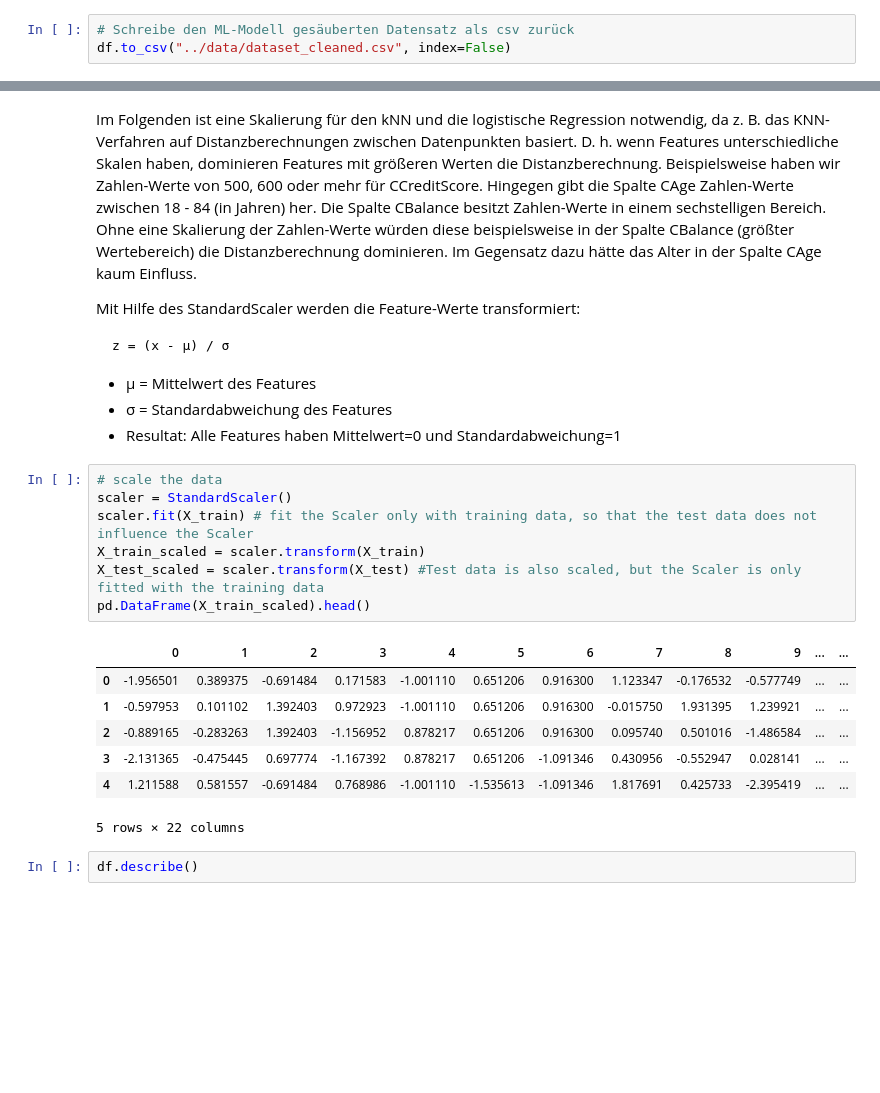
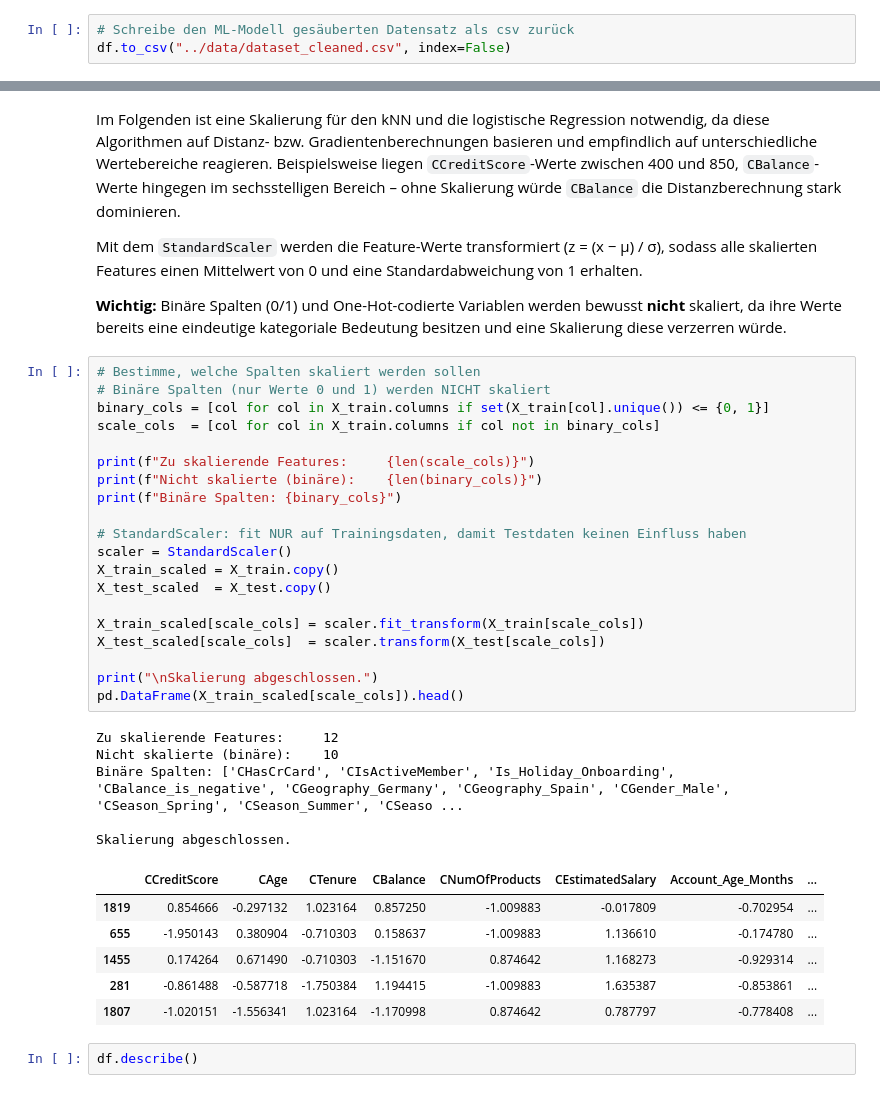
Before and after one commit to PatrickSchubert-Munich/DataScience_and_ML_Assignment, a Jupyter notebook: 01_Classification/Assignment_01_2130238.ipynb, the cells around one changed output, grey strips where cells are left out. Saved outputs shown, nothing was run; the diff lists cells and outputs as text; blank space fills up the shorter version.

```diff
--- a/01_Classification/Assignment_01_2130238.ipynb
+++ b/01_Classification/Assignment_01_2130238.ipynb
@@ -968,28 +975,41 @@ int64
 # %% [markdown]
-Im Folgenden ist eine Skalierung für den kNN und die logistische Regression notwendig, da z. B. das KNN-Verfahren auf Distanzberechnungen zwischen Datenpunkten basiert. D. h. wenn Features unterschiedliche Skalen haben, dominieren Features mit größeren Werten die Distanzberechnung. Beispielsweise haben wir Zahlen-Werte von 500, 600 oder mehr für CCreditScore. Hingegen gibt die Spalte CAge Zahlen-Werte zwischen 18 - 84 (in Jahren) her. Die Spalte CBalance besitzt Zahlen-Werte in einem sechstelligen Bereich. Ohne eine Skalierung der Zahlen-Werte würden diese beispielsweise in der Spalte CBalance (größter Wertebereich) die Distanzberechnung dominieren. Im Gegensatz dazu hätte das Alter in der Spalte CAge kaum Einfluss.
+Im Folgenden ist eine Skalierung für den kNN und die logistische Regression notwendig, da diese Algorithmen auf Distanz- bzw. Gradientenberechnungen basieren und empfindlich auf unterschiedliche Wertebereiche reagieren. Beispielsweise liegen `CCreditScore`-Werte zwischen 400 und 850, `CBalance`-Werte hingegen im sechsstelligen Bereich – ohne Skalierung würde `CBalance` die Distanzberechnung stark dominieren.
 
-Mit Hilfe des StandardScaler werden die Feature-Werte transformiert:
+Mit dem `StandardScaler` werden die Feature-Werte transformiert (z = (x − μ) / σ), sodass alle skalierten Features einen Mittelwert von 0 und eine Standardabweichung von 1 erhalten.
 
-    z = (x - μ) / σ
-
-- μ = Mittelwert des Features
-- σ = Standardabweichung des Features
-- Resultat: Alle Features haben Mittelwert=0 und Standardabweichung=1
+**Wichtig:** Binäre Spalten (0/1) und One-Hot-codierte Variablen werden bewusst **nicht** skaliert, da ihre Werte bereits eine eindeutige kategoriale Bedeutung besitzen und eine Skalierung diese verzerren würde.
 # %%
-# scale the data
+# Bestimme, welche Spalten skaliert werden sollen
+# Binäre Spalten (nur Werte 0 und 1) werden NICHT skaliert
+binary_cols = [col for col in X_train.columns if set(X_train[col].unique()) <= {0, 1}]
+scale_cols  = [col for col in X_train.columns if col not in binary_cols]
+
+print(f"Zu skalierende Features:     {len(scale_cols)}")
+print(f"Nicht skalierte (binäre):    {len(binary_cols)}")
+print(f"Binäre Spalten: {binary_cols}")
+
+# StandardScaler: fit NUR auf Trainingsdaten, damit Testdaten keinen Einfluss haben
 scaler = StandardScaler()
-scaler.fit(X_train) # fit the Scaler only with training data, so that the test data does not influence the Scaler
-X_train_scaled = scaler.transform(X_train)
-X_test_scaled = scaler.transform(X_test) #Test data is also scaled, but the Scaler is only fitted with the training data
-pd.DataFrame(X_train_scaled).head()
+X_train_scaled = X_train.copy()
+X_test_scaled  = X_test.copy()
+
+X_train_scaled[scale_cols] = scaler.fit_transform(X_train[scale_cols])
+X_test_scaled[scale_cols]  = scaler.transform(X_test[scale_cols])
+
+print("\nSkalierung abgeschlossen.")
+pd.DataFrame(X_train_scaled[scale_cols]).head()
 # %% [output]
+Zu skalierende Features:     12
+Nicht skalierte (binäre):    10
+Binäre Spalten: ['CHasCrCard', 'CIsActiveMember', 'Is_Holiday_Onboarding', 'CBalance_is_negative', 'CGeography_Germany', 'CGeography_Spain', 'CGender_Male', 'CSeason_Spring', 'CSeason_Summer', 'CSeaso ...
+
+Skalierung abgeschlossen.
-|  | 0 | 1 | 2 | 3 | 4 | 5 | 6 | 7 | 8 | 9 | ... | ... |
-| 0 | -1.956501 | 0.389375 | -0.691484 | 0.171583 | -1.001110 | 0.651206 | 0.916300 | 1.123347 | -0.176532 | -0.577749 | ... | ... |
-| 1 | -0.597953 | 0.101102 | 1.392403 | 0.972923 | -1.001110 | 0.651206 | 0.916300 | -0.015750 | 1.931395 | 1.239921 | ... | ... |
-| 2 | -0.889165 | -0.283263 | 1.392403 | -1.156952 | 0.878217 | 0.651206 | 0.916300 | 0.095740 | 0.501016 | -1.486584 | ... | ... |
-| 3 | -2.131365 | -0.475445 | 0.697774 | -1.167392 | 0.878217 | 0.651206 | -1.091346 | 0.430956 | -0.552947 | 0.028141 | ... | ... |
-| 4 | 1.211588 | 0.581557 | -0.691484 | 0.768986 | -1.001110 | -1.535613 | -1.091346 | 1.817691 | 0.425733 | -2.395419 | ... | ... |
+|  | CCreditScore | CAge | CTenure | CBalance | CNumOfProducts | CEstimatedSalary | Account_Age_Months | ... |
+| 1819 | 0.854666 | -0.297132 | 1.023164 | 0.857250 | -1.009883 | -0.017809 | -0.702954 | ... |
+| 655 | -1.950143 | 0.380904 | -0.710303 | 0.158637 | -1.009883 | 1.136610 | -0.174780 | ... |
+| 1455 | 0.174264 | 0.671490 | -0.710303 | -1.151670 | 0.874642 | 1.168273 | -0.929314 | ... |
+| 281 | -0.861488 | -0.587718 | -1.750384 | 1.194415 | -1.009883 | 1.635387 | -0.853861 | ... |
+| 1807 | -1.020151 | -1.556341 | 1.023164 | -1.170998 | 0.874642 | 0.787797 | -0.778408 | ... |
-5 rows × 22 columns
 # %%
 df.describe()
 # %% [output]
```
Also changed, not shown: parts of 26 cells of this notebook, 1 other file.
